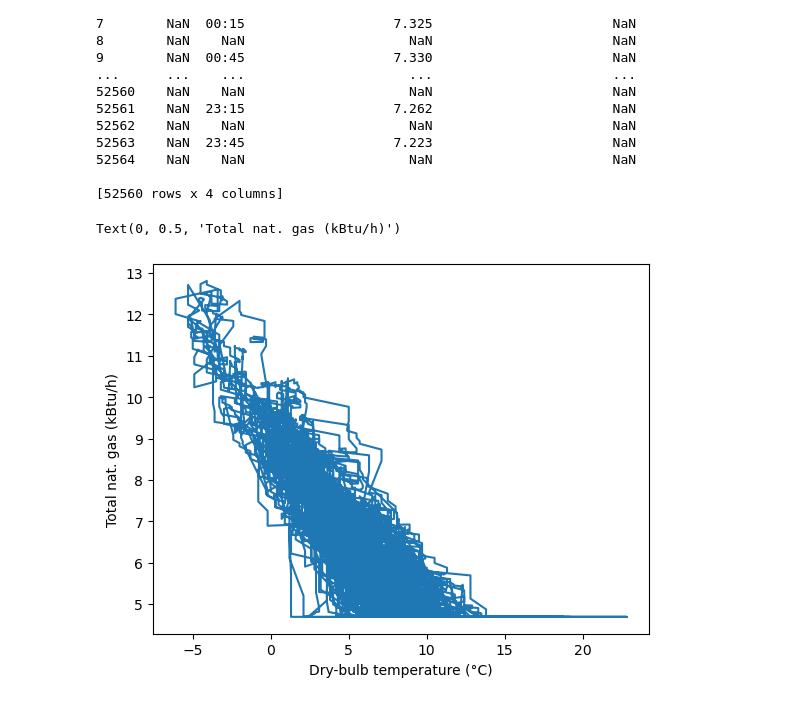
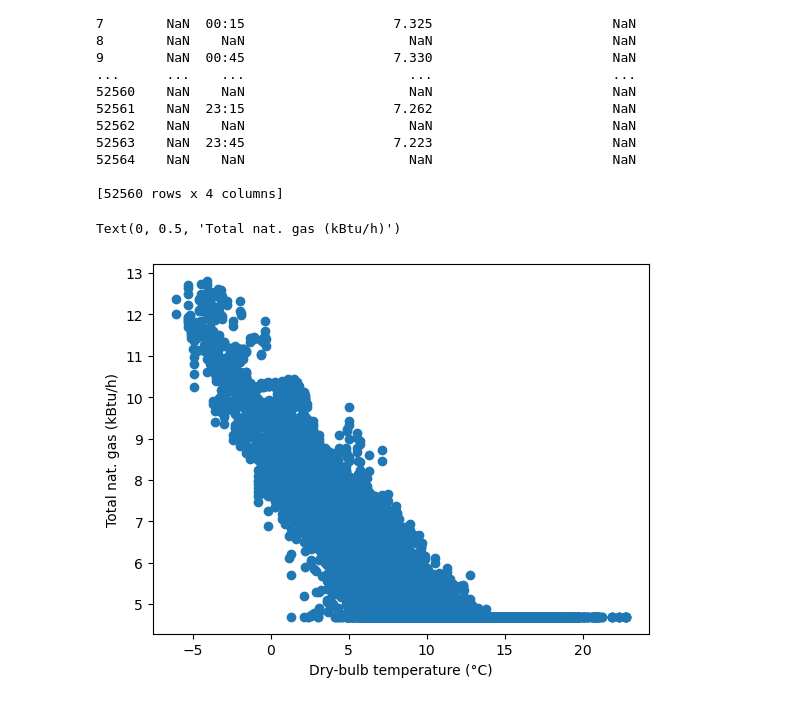
Before and after one commit to Qiuyi-Hong/SHEMS, a Jupyter notebook: Simulation Results/test.ipynb, the cells around one changed output. Drawn from its saved outputs; the diff is of its cells as text; code cells hidden in the pictures.

```diff
--- a/Simulation Results/test.ipynb
+++ b/Simulation Results/test.ipynb
@@ -124,9 +124,9 @@ tg.to_csv('temp_gas_completed.csv', index=False)
 # %%
 df = pd.read_csv('temp_gas_completed.csv')
 
-plt.plot(df['Dry-bulb temperature (°C)'], df['Total nat. gas (kBtu/h)'])
+plt.scatter(df['Dry-bulb temperature (°C)'], df['Total nat. gas (kBtu/h)'])
 plt.xlabel('Dry-bulb temperature (°C)')
 plt.ylabel('Total nat. gas (kBtu/h)')
 # %% [output]
 Text(0, 0.5, 'Total nat. gas (kBtu/h)')
-[figure, old version]
+[figure, new version]
```
Also changed, not shown: parts of 1 cell of this notebook, 57 other files.
